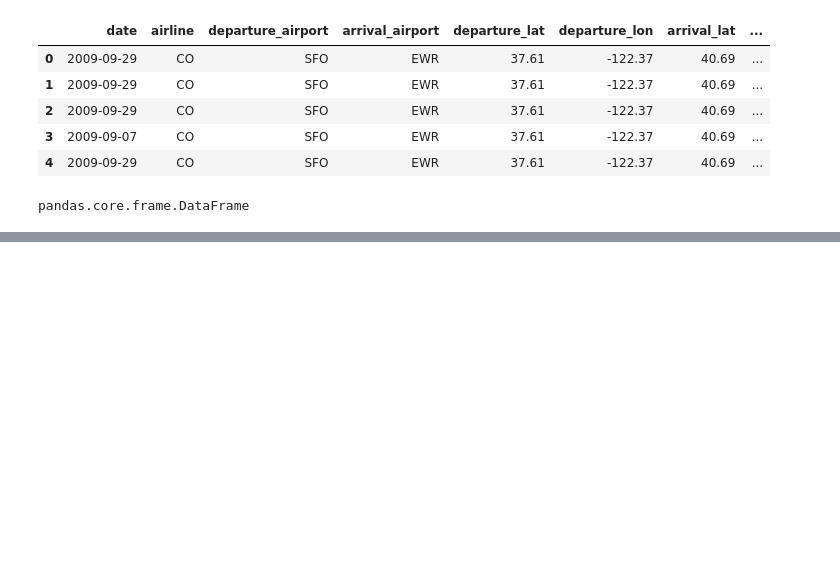
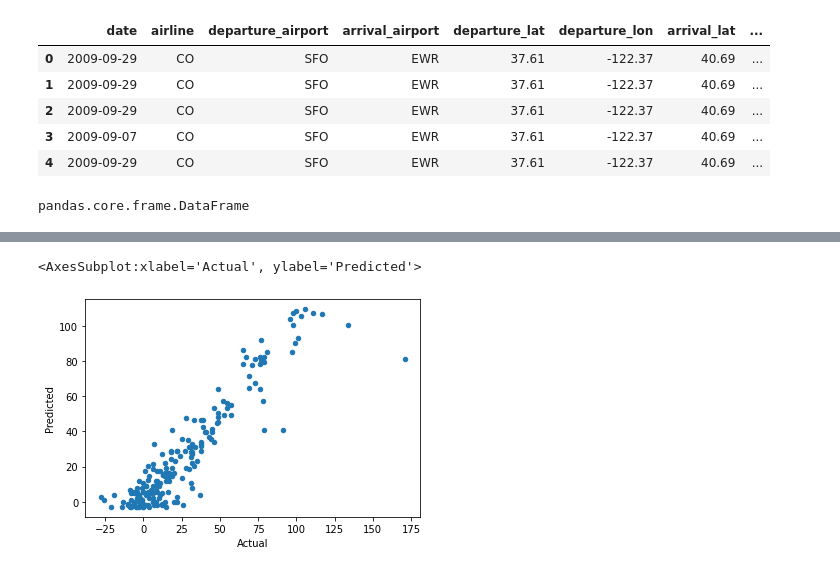
Before and after one commit to liambarstad/tensorflow-gcp-practice, a Jupyter notebook: linear_regression.ipynb, the cells around one changed output, grey strips where cells are left out. Drawn from its saved outputs; the diff is of its cells as text; code cells hidden in the pictures; blank space fills up the shorter version.

Commit message:
add linear regression

```diff
--- a/linear_regression.ipynb
+++ b/linear_regression.ipynb
@@ -51,0 +76,21 @@ proccessed_df = (flights_df,
+# %%
+train_df = processed_df.sample(frac=0.8, random_state=123)
+# 80% of data in training df
+test_df = processed_df.drop(train_df.index)
+# testing df is main df minus the indecies of the training set
+train_labels = train_df.pop('arrival_delay')
+test_labels = test_df.pop('arrival_delay')
+# %%
+tf.keras.backend.clear_session()
+
+model = tf.keras.models.Sequential([
+    tf.keras.layers.Dense(1, activation='linear', input_shape=[len(train_df.keys())])
+])
+# linear regression is actually a single neuron (tensor, matrix) with linear activation
+
+model.compile(
+    optimizer=tf.keras.optimizers.RMSprop(),
+    loss='mean_squared_error',
+    metrics=['mean_absolute_error', 'mean_squared_error']
+)
+# optimize by mean squared error and root mean squared
@@ -51,0 +125,4 @@ proccessed_df = (flights_df,
+# %%
+trained_data = model.fit(train_df, train_labels,
+                        epochs=10,
+                        callbacks=[tf.keras.callbacks.TensorBoard('logs/simple-regression')])
@@ -51,0 +151,7 @@ proccessed_df = (flights_df,
+# %%
+# y = 0.97x - 3.90
+# mean absolute error converges around 9
+test_predictions = model.predict(test_df).flatten()
+# flattening concatenates multi-dimensional matrix into 1D (or ND)
+results_df = pd.DataFrame({ 'Predicted': test_predictions, 'Actual': test_labels })
+results_df.head(5)
@@ -51,0 +165,5 @@ proccessed_df = (flights_df,
+# %%
+(results_df.sample(n=200, random_state=123).plot.scatter('Actual', 'Predicted'))
+# %% [output]
+<AxesSubplot:xlabel='Actual', ylabel='Predicted'>
+[figure, added]
```
Also changed, not shown: parts of 17 cells of this notebook.
